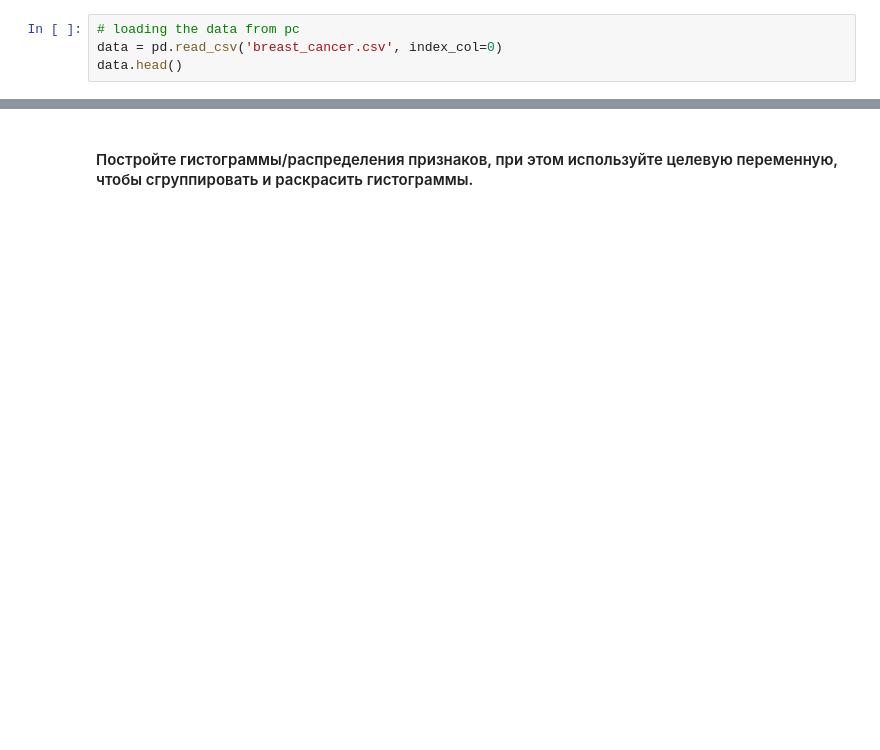
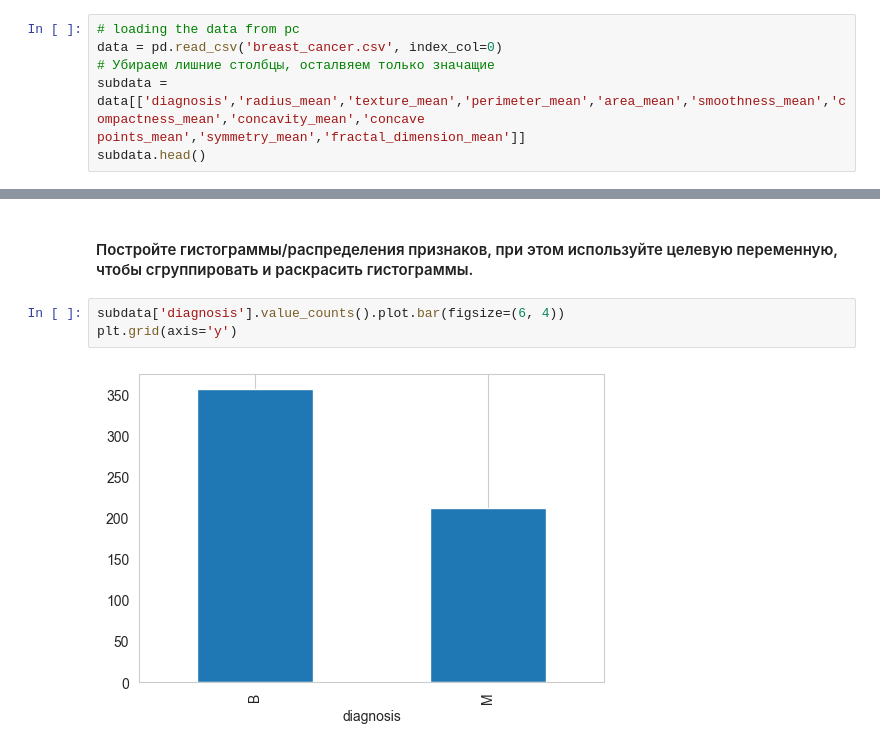
Before and after one commit to georgybarabanshchikov/otusmlbasic, a Jupyter notebook: hw-6/breast-cancer-wisconsin.ipynb, the cells around one changed output, grey strips where cells are left out. Cells and saved outputs as stored; diff of their text form; blank space fills up the shorter version.

```diff
--- a/hw-6/breast-cancer-wisconsin.ipynb
+++ b/hw-6/breast-cancer-wisconsin.ipynb
@@ -41,7 +45,9 @@ import pandas as pd
 # %%
 # loading the data from pc
 data = pd.read_csv('breast_cancer.csv', index_col=0)
-data.head()
+# Убираем лишние столбцы, осталвяем только значащие
+subdata = data[['diagnosis','radius_mean','texture_mean','perimeter_mean','area_mean','smoothness_mean','compactness_mean','concavity_mean','concave points_mean','symmetry_mean','fractal_dimension_mean']]
+subdata.head()
 # %% [output]
 |  | diagnosis | radius_mean | texture_mean | perimeter_mean | area_mean | smoothness_mean | compactness_mean | ... |
 | id |  |  |  |  |  |  |  | ... |
@@ -69,2 +88,7 @@ data.describe()
 # %% [markdown]
 #### Постройте гистограммы/распределения признаков, при этом используйте целевую переменную, чтобы сгруппировать и раскрасить гистограммы.
+# %%
+subdata['diagnosis'].value_counts().plot.bar(figsize=(6, 4))
+plt.grid(axis='y')
+# %% [output]
+[figure, added]
```
Also changed, not shown: parts of 48 cells of this notebook, 5 other files.
